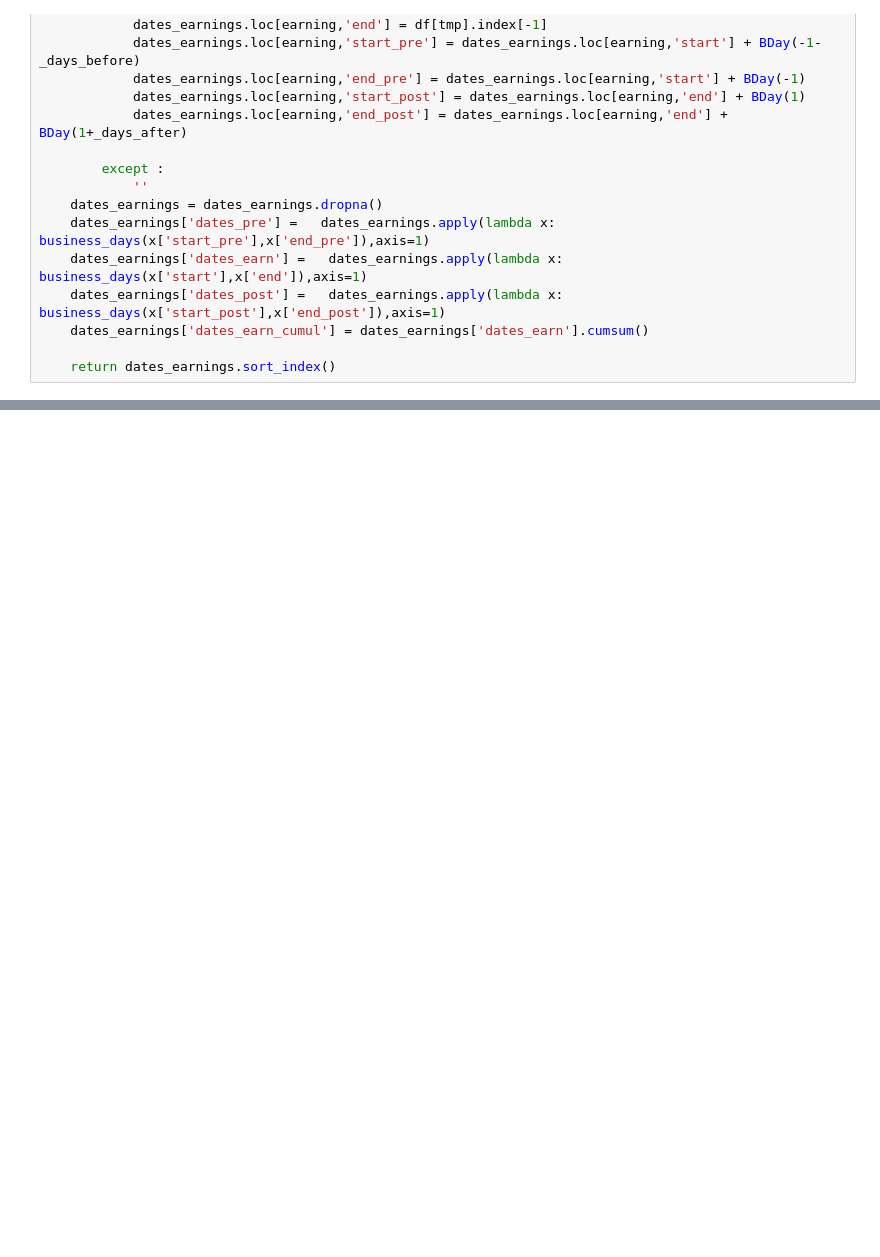
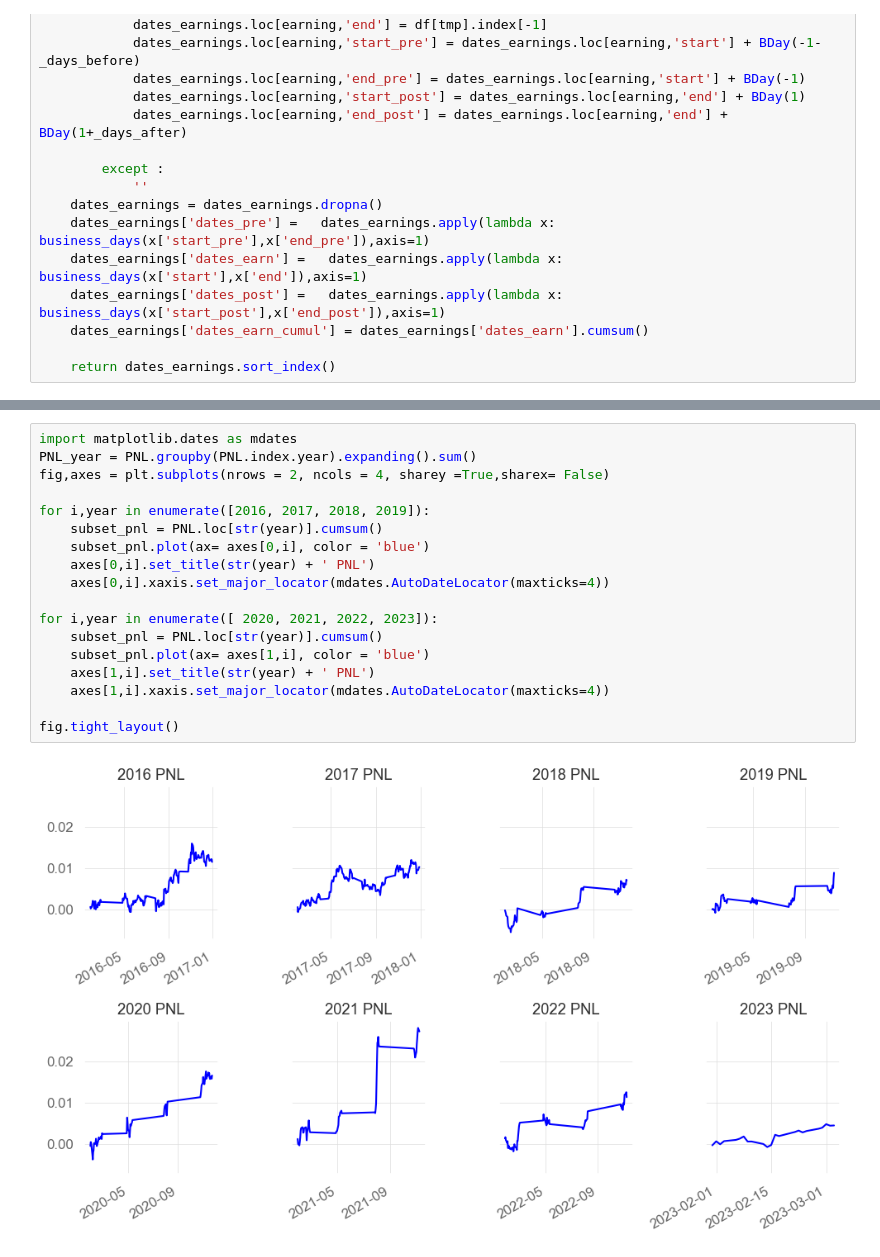
Before and after one commit to nabz78350/backtesting, a Jupyter notebook: strat_debt_ebita_.ipynb, the cells around one changed output, grey strips where cells are left out. Saved outputs shown, nothing was run; the diff lists cells and outputs as text; blank space fills up the shorter version.

```diff
--- a/strat_debt_ebita_.ipynb
+++ b/strat_debt_ebita_.ipynb
@@ -198,3 +206,23 @@ dtype: float64
+# %%
+import matplotlib.dates as mdates
+PNL_year = PNL.groupby(PNL.index.year).expanding().sum()
+fig,axes = plt.subplots(nrows = 2, ncols = 4, sharey =True,sharex= False)
+
+for i,year in enumerate([2016, 2017, 2018, 2019]):
+    subset_pnl = PNL.loc[str(year)].cumsum()
+    subset_pnl.plot(ax= axes[0,i], color = 'blue')
+    axes[0,i].set_title(str(year) + ' PNL')
+    axes[0,i].xaxis.set_major_locator(mdates.AutoDateLocator(maxticks=4))
+
+for i,year in enumerate([ 2020, 2021, 2022, 2023]):
+    subset_pnl = PNL.loc[str(year)].cumsum()
+    subset_pnl.plot(ax= axes[1,i], color = 'blue')
+    axes[1,i].set_title(str(year) + ' PNL')
+    axes[1,i].xaxis.set_major_locator(mdates.AutoDateLocator(maxticks=4))
+
+fig.tight_layout()
+# %% [output]
+[figure, added]
 # %%
 signal.count(1).plot(label ='# positions',legend=True)
 # %% [output]
```
Also changed, not shown: parts of 8 cells of this notebook, 48 other files.
